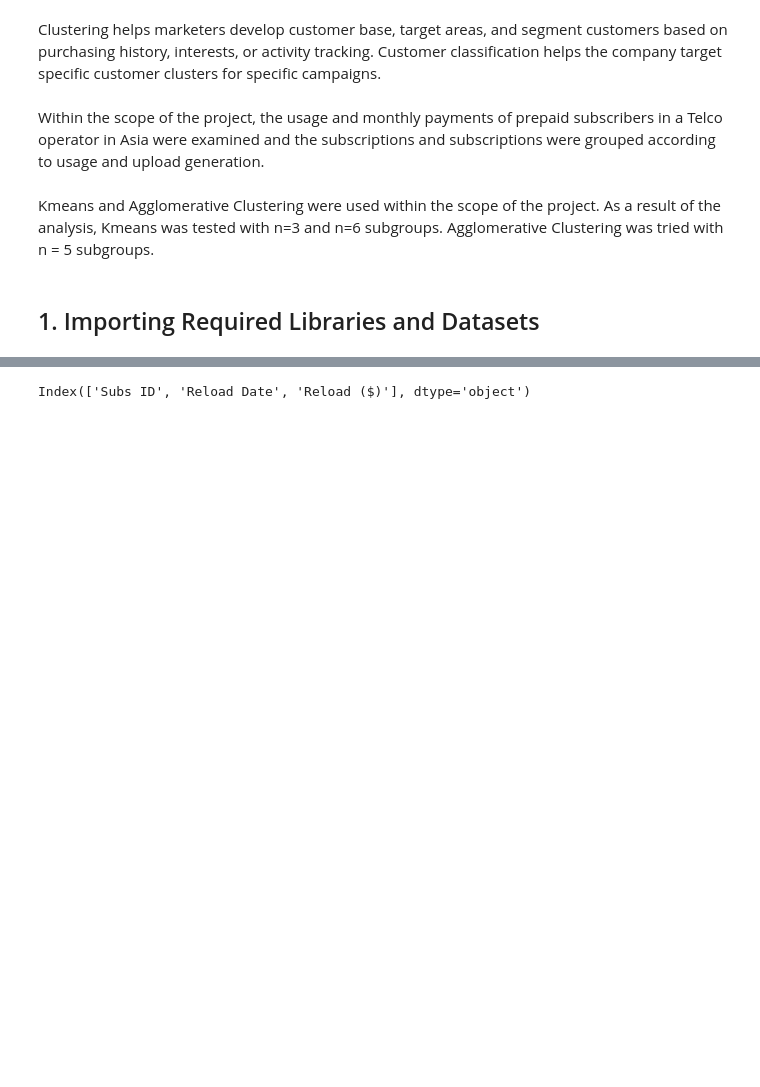
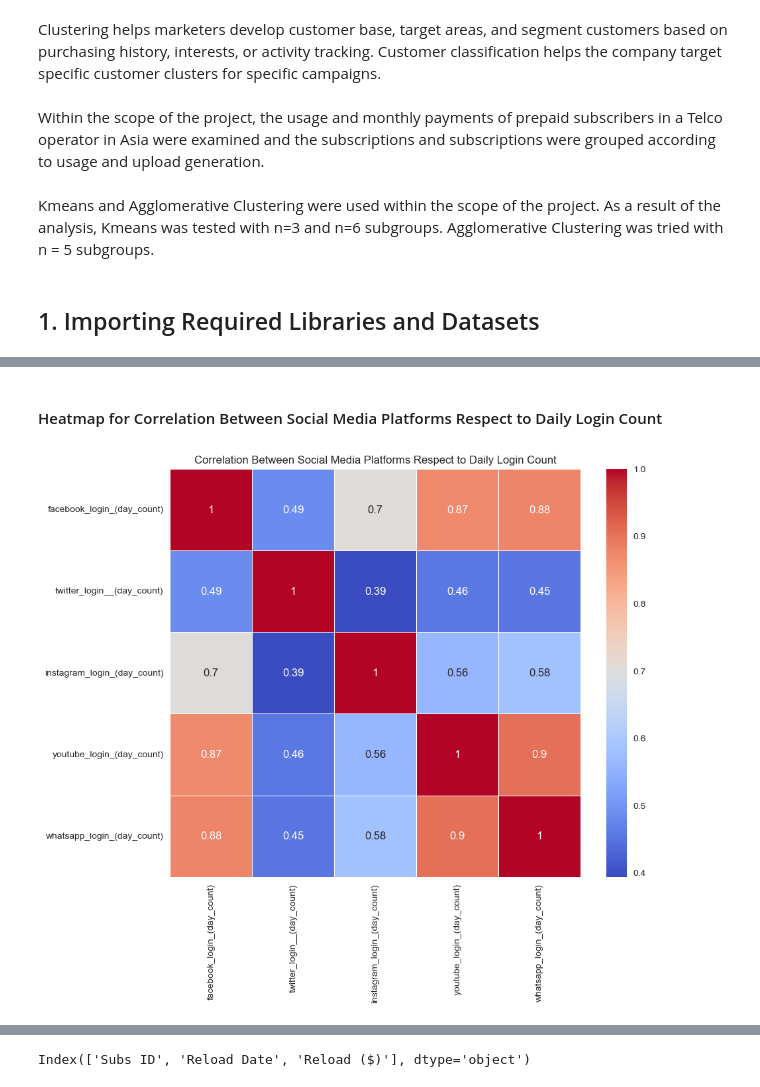
Before and after one commit to asliyalcin/Customer-Segmentation, a Jupyter notebook: Customer_segmentation_project.ipynb, the cells around one changed output, grey strips where cells are left out. Cells and saved outputs as stored; diff of their text form; code cells hidden in the pictures; blank space fills up the shorter version.

```diff
--- a/Customer_segmentation_project.ipynb
+++ b/Customer_segmentation_project.ipynb
@@ -100,0 +134,13 @@ df_reload=pd.read_excel('data/Prepaid_User_Digital_Usage.xlsx', sheet_name='Relo
+# %% [markdown]
+#### Heatmap for Correlation Between Social Media Platforms Respect to Daily Login Count
+# %%
+correlation_matrix = df_app[['facebook_login_(day_count)', 'twitter_login__(day_count)', 'instagram_login_(day_count)',
+                         'youtube_login_(day_count)', 'whatsapp_login_(day_count)'
+                         ]].corr()
+
+plt.figure(figsize=(10, 8))
+sns.heatmap(correlation_matrix, annot=True, cmap='coolwarm', linewidths=0.5)
+plt.title('Correlation Between Social Media Platforms Respect to Daily Login Count')
+plt.show()
+# %% [output]
+[figure, added]
```
Also changed, not shown: parts of 34 cells of this notebook.
